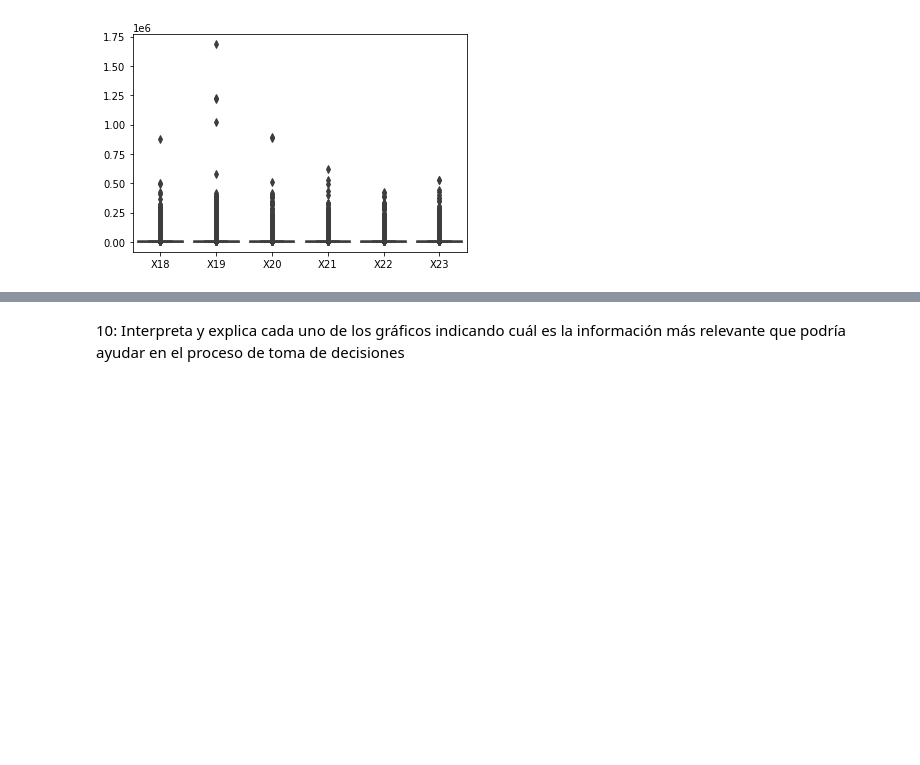
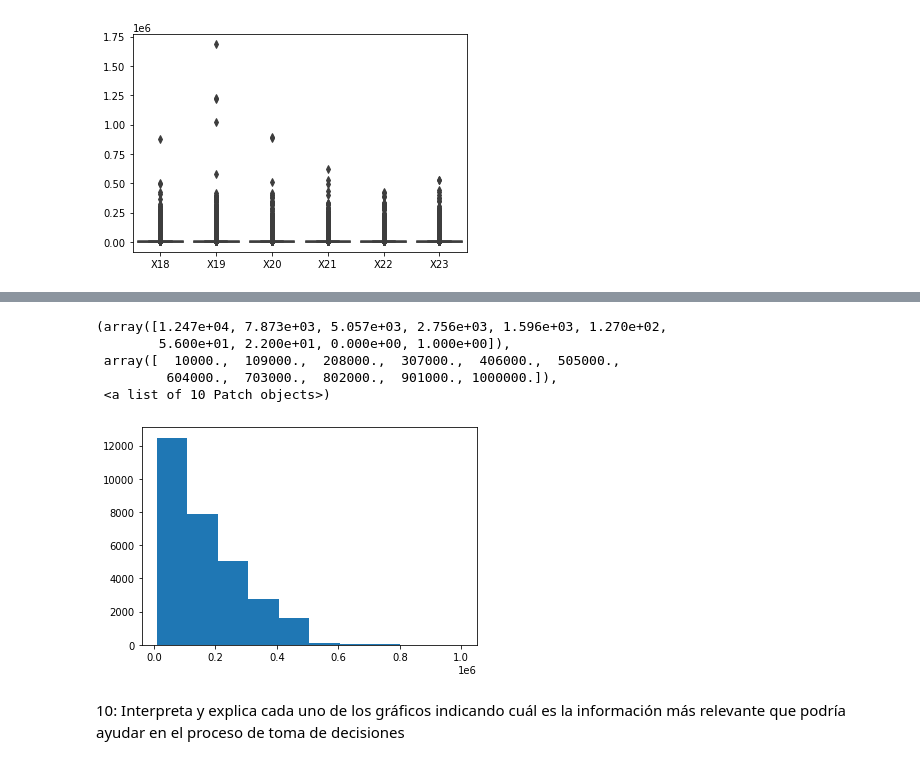
Before and after one commit to PosgradoMNA/actividades-de-aprendizaje-A01794003, a Jupyter notebook: Actividad_Semanal_6,_visualización.ipynb, the cells around one changed output, grey strips where cells are left out. Drawn from its saved outputs; the diff is of its cells as text; code cells hidden in the pictures; blank space fills up the shorter version.

```diff
--- a/Actividad_Semanal_6,_visualización.ipynb
+++ b/Actividad_Semanal_6,_visualización.ipynb
@@ -881,2 +900,11 @@ ax = sns.boxplot(data=df.iloc[:, 17:23])
+# %%
+plt.hist(df['X1'])
+# %% [output]
+(array([1.247e+04, 7.873e+03, 5.057e+03, 2.756e+03, 1.596e+03, 1.270e+02,
+        5.600e+01, 2.200e+01, 0.000e+00, 1.000e+00]),
+ array([  10000.,  109000.,  208000.,  307000.,  406000.,  505000.,
+         604000.,  703000.,  802000.,  901000., 1000000.]),
+ <a list of 10 Patch objects>)
+[figure, added]
 # %% [markdown]
 10: Interpreta y explica cada uno de los gráficos indicando cuál es la información más relevante que podría ayudar en el proceso de toma de decisiones
```
Also changed, not shown: parts of 3 cells of this notebook.
